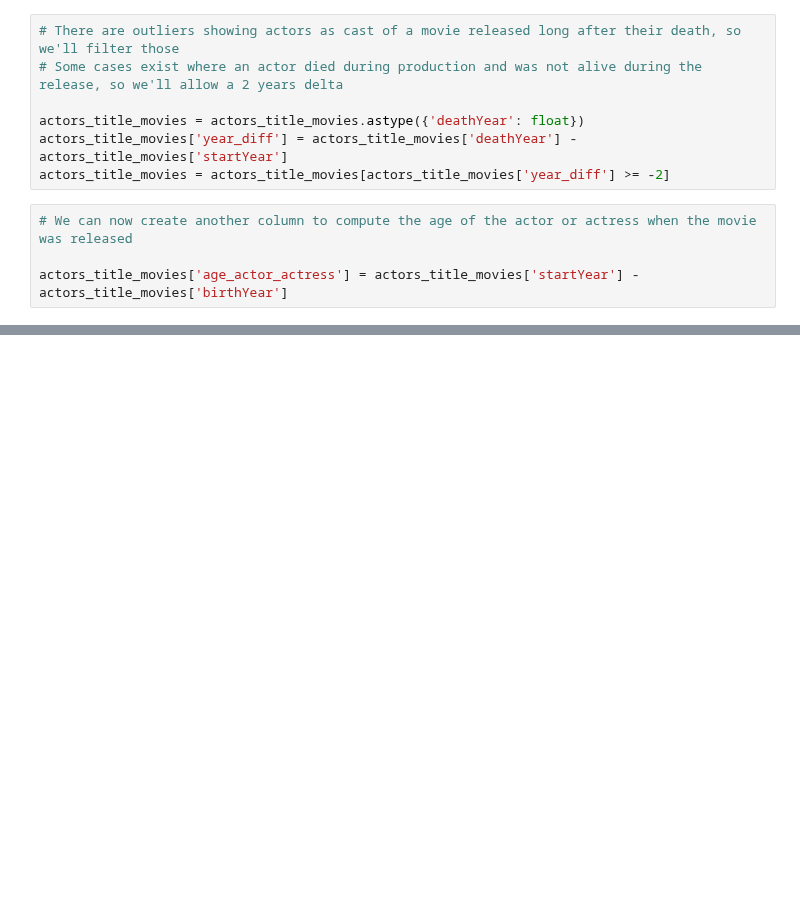
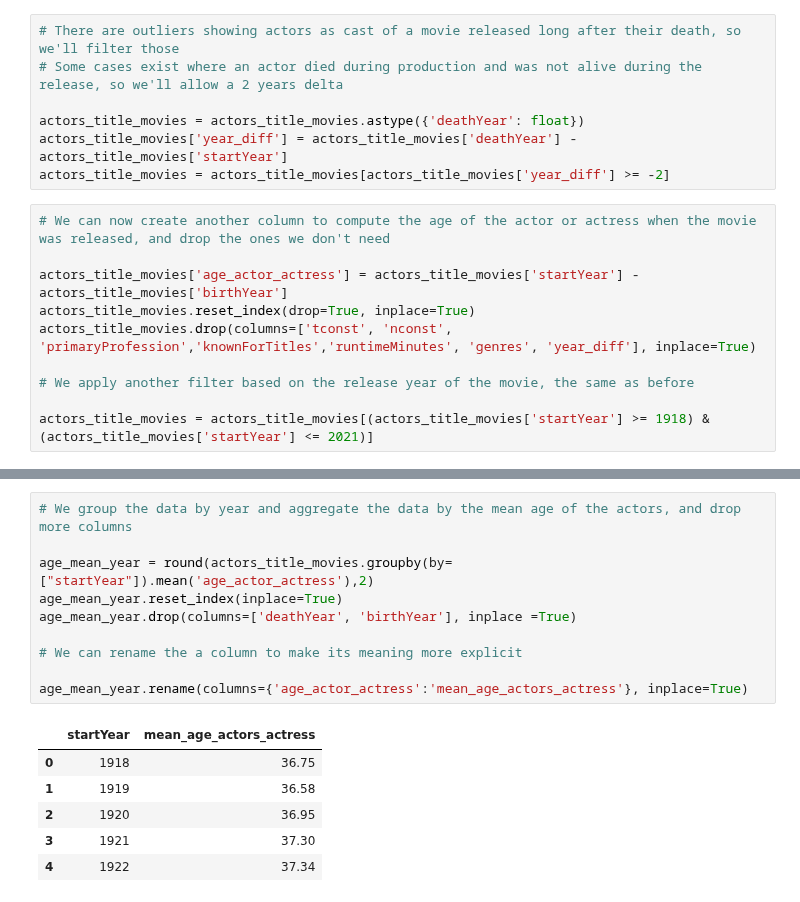
Before and after one commit to CathieLC/Wild_movie_project, a Jupyter notebook: data_cleanning.ipynb, the cells around one changed output, grey strips where cells are left out. Cells and saved outputs as stored; diff of their text form; blank space fills up the shorter version.

```diff
--- a/data_cleanning.ipynb
+++ b/data_cleanning.ipynb
@@ -580,6 +558,12 @@ actors_title_movies = actors_title_movies.astype({'deathYear': float})
 actors_title_movies['year_diff'] = actors_title_movies['deathYear'] - actors_title_movies['startYear']
 actors_title_movies = actors_title_movies[actors_title_movies['year_diff'] >= -2]
 # %%
-# We can now create another column to compute the age of the actor or actress when the movie was released
+# We can now create another column to compute the age of the actor or actress when the movie was released, and drop the ones we don't need
 
 actors_title_movies['age_actor_actress'] = actors_title_movies['startYear'] - actors_title_movies['birthYear']
+actors_title_movies.reset_index(drop=True, inplace=True)
+actors_title_movies.drop(columns=['tconst', 'nconst', 'primaryProfession','knownForTitles','runtimeMinutes', 'genres', 'year_diff'], inplace=True)
+
+# We apply another filter based on the release year of the movie, the same as before
+
+actors_title_movies = actors_title_movies[(actors_title_movies['startYear'] >= 1918) & (actors_title_movies['startYear'] <= 2021)]
@@ -591,0 +570,17 @@ actors_title_movies.head(2)
+# %%
+# We group the data by year and aggregate the data by the mean age of the actors, and drop more columns
+
+age_mean_year = round(actors_title_movies.groupby(by=["startYear"]).mean('age_actor_actress'),2)
+age_mean_year.reset_index(inplace=True)
+age_mean_year.drop(columns=['deathYear', 'birthYear'], inplace =True)
+
+# We can rename the a column to make its meaning more explicit
+
+age_mean_year.rename(columns={'age_actor_actress':'mean_age_actors_actress'}, inplace=True)
+# %% [output]
+|  | startYear | mean_age_actors_actress |
+| 0 | 1918 | 36.75 |
+| 1 | 1919 | 36.58 |
+| 2 | 1920 | 36.95 |
+| 3 | 1921 | 37.30 |
+| 4 | 1922 | 37.34 |
```
Also changed, not shown: parts of 8 cells of this notebook, 1 other file.
